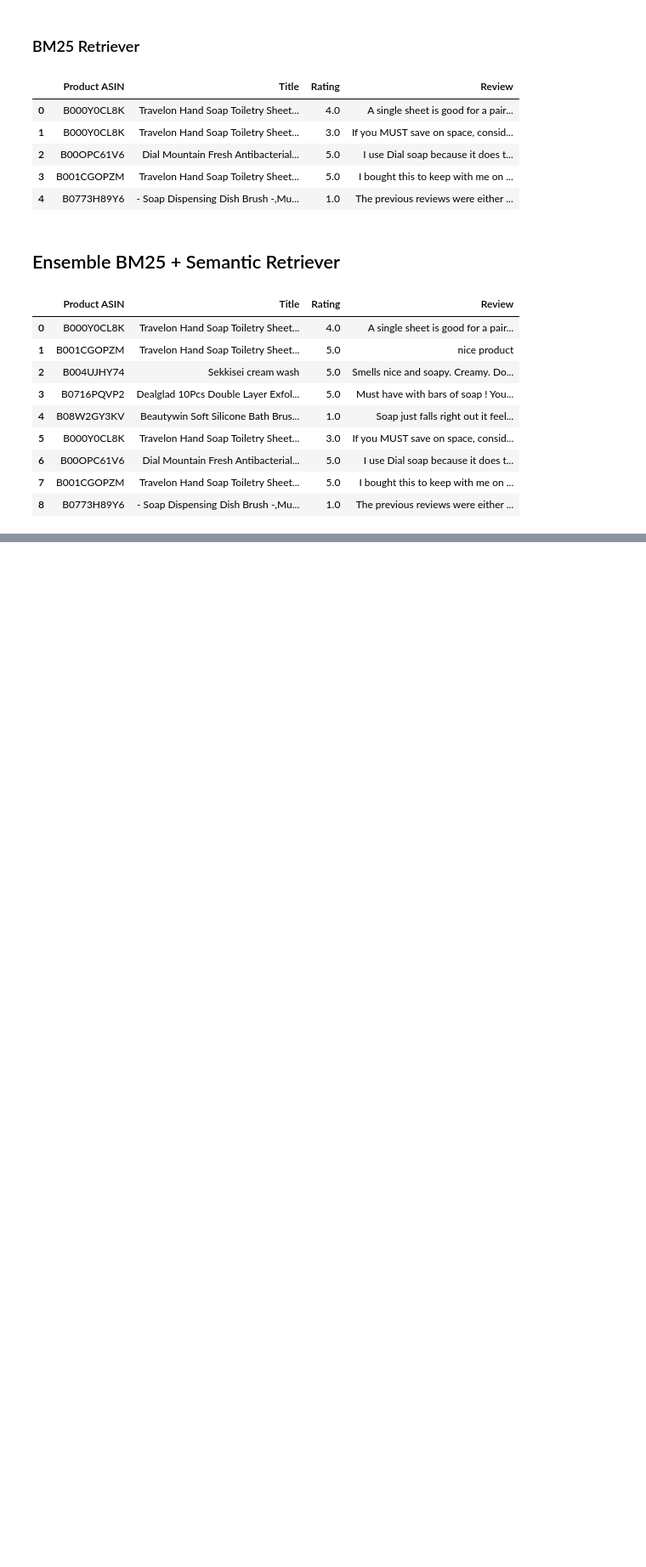
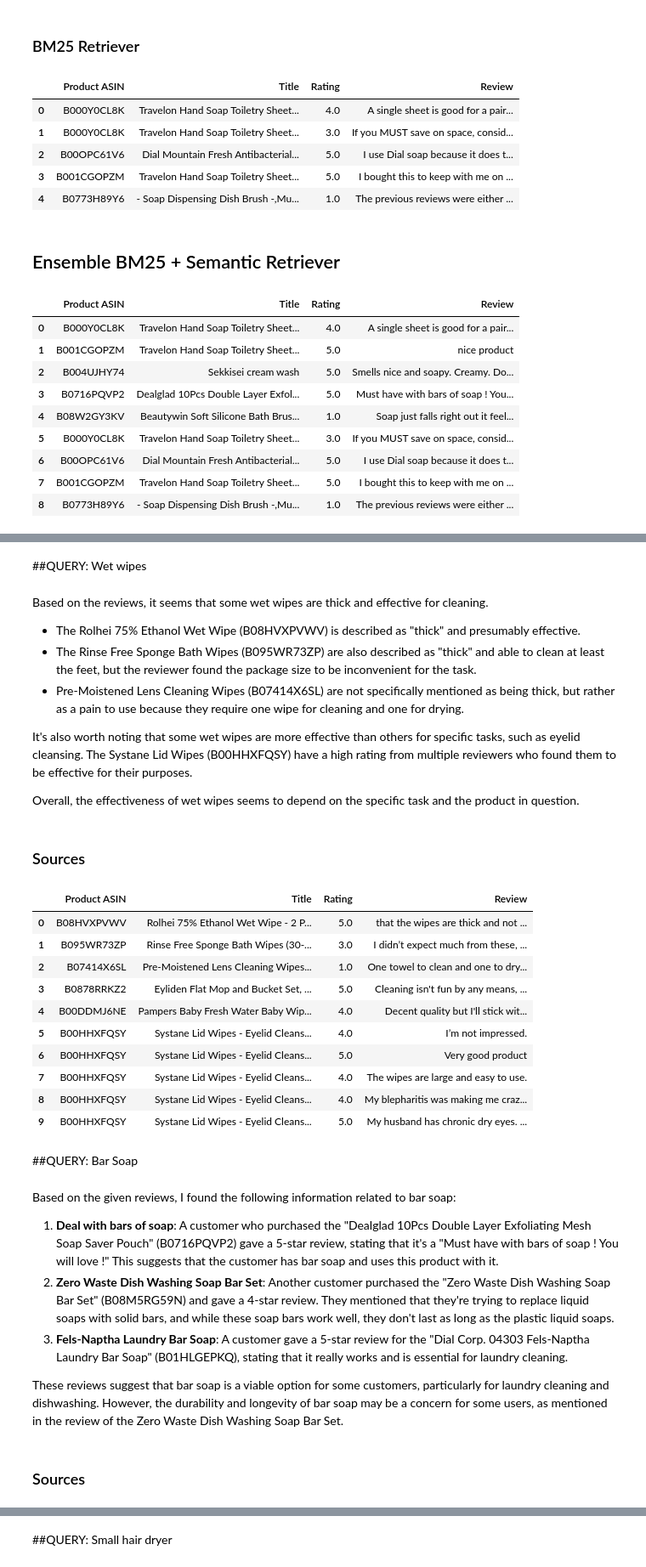
Before and after one commit to UBC-MDS/DSCI_575_project_cliauwyt_cea, a Jupyter notebook: notebooks/milestone2_rag.ipynb, the cells around one changed output, grey strips where cells are left out. Shown at 85% size. Drawn from its saved outputs; the diff is of its cells as text; code cells hidden in the pictures; blank space fills up the shorter version.

Commit message:
update notebook for retrieving result from query in milestone 1, add discussion for RAG evaluation in discussion.md

```diff
--- a/notebooks/milestone2_rag.ipynb
+++ b/notebooks/milestone2_rag.ipynb
@@ -1,12 +1,17 @@
 # %%
 import os
 import sys
+import pandas as pd
 sys.path.append('..')
 
 from src.vectorstore import csv_loader, build_vectorstore
 from src.rag_pipeline import load_llm, semantic_retriever, initialize_rag_chain, format_docs_to_df
 from src.hybrid import preprocess_query, bm25_retriever, hybrid_retriever
 from src.prompts import prompt, prompt_no_instruct, prompt_concise
+from IPython.display import Markdown, display
+
+# Set max width for results dataframe
+pd.set_option('display.max_colwidth', 200)
 # %%
 from dotenv import load_dotenv
 load_dotenv()
@@ -63,5 +68,8 @@ format_docs_to_df(vector_retriever.invoke(query))
 | 4 | B08W2GY3KV | Beautywin Soft Silicone Bath Brus... | 1.0 | Soap just falls right out it feel... |
 # %% [markdown]
 ## Pipeline
+# %%
+def text(rag_chain, query):
+    display(Markdown(str(rag_chain.invoke(query))))
 # %%
 rag_chain = initialize_rag_chain(vector_retriever, llm, prompt)
@@ -149,0 +178,54 @@ Based on the reviews, the Dial Mountain Fresh Antibacterial Deodorant Soap ASIN
+# %%
+# query list from Milestone 1
+queries = ["Wet wipes",
+           "Bar Soap",
+           "Small hair dryer",
+           "The best air humidifer with essential oil",
+           "mineral sunscreen for babies",
+           "hair spray that last more than 6 hours",
+           "Best Vitamins or supplements to take for pregnant women",
+           "equipments for stretching at home",
+           "sunrise lamp that will help me to wake up in the morning",
+           "Something to relieve my back pain"]
+# %%
+# use original prompt
+rag_chain = initialize_rag_chain(ensemble_retriever, llm, prompt)
+for q in queries:
+    display(Markdown(f"##QUERY: {q}\n"))
+    text(rag_chain, q)
+    display(Markdown("### Sources"))
+    retrieved_docs = ensemble_retriever.invoke(q)
+    df = format_docs_to_df(retrieved_docs)
+    display(df)
+# %% [output]
+##QUERY: Wet wipes
+Based on the reviews, it seems that some wet wipes are thick and effective for cleaning.
+
+- The Rolhei 75% Ethanol Wet Wipe (B08HVXPVWV) is described as "thick" and presumably effective.
+- The Rinse Free Sponge Bath Wipes (B095WR73ZP) are also described as "thick" and able to clean at least the feet, but the reviewer found the package size to be inconvenient for the task.
+- Pre-Moistened Lens Cleaning Wipes (B07414X6SL) are not specifically mentioned as being thick, but rather as a pain to use because they require one wipe for cleaning and one for drying.
+
+It's also worth noting that some wet wipes are more effective than others for specific tasks, such as eyelid cleansing. The Systane Lid Wipes (B00HHXFQSY) have a high rating from multiple reviewers who found them to be effective for their purposes.
+
+Overall, the effectiveness of wet wipes seems to depend on the specific task and the product in question.
+### Sources
+|  | Product ASIN | Title | Rating | Review |
+| 0 | B08HVXPVWV | Rolhei 75% Ethanol Wet Wipe - 2 P... | 5.0 | that the wipes are thick and not ... |
+| 1 | B095WR73ZP | Rinse Free Sponge Bath Wipes (30-... | 3.0 | I didn’t expect much from these, ... |
+| 2 | B07414X6SL | Pre-Moistened Lens Cleaning Wipes... | 1.0 | One towel to clean and one to dry... |
+| 3 | B0878RRKZ2 | Eyliden Flat Mop and Bucket Set, ... | 5.0 | Cleaning isn't fun by any means, ... |
+| 4 | B00DDMJ6NE | Pampers Baby Fresh Water Baby Wip... | 4.0 | Decent quality but I'll stick wit... |
+| 5 | B00HHXFQSY | Systane Lid Wipes - Eyelid Cleans... | 4.0 | I’m not impressed. |
+| 6 | B00HHXFQSY | Systane Lid Wipes - Eyelid Cleans... | 5.0 | Very good product |
+| 7 | B00HHXFQSY | Systane Lid Wipes - Eyelid Cleans... | 4.0 | The wipes are large and easy to use. |
+| 8 | B00HHXFQSY | Systane Lid Wipes - Eyelid Cleans... | 4.0 | My blepharitis was making me craz... |
+| 9 | B00HHXFQSY | Systane Lid Wipes - Eyelid Cleans... | 5.0 | My husband has chronic dry eyes. ... |
+##QUERY: Bar Soap
+Based on the given reviews, I found the following information related to bar soap:
+
+1.  **Deal with bars of soap**:  A customer who purchased the "Dealglad 10Pcs Double Layer Exfoliating Mesh Soap Saver Pouch" (B0716PQVP2) gave a 5-star review, stating that it's a "Must have with bars of soap ! You will love !" This suggests that the customer has bar soap and uses this product with it.
+2.  **Zero Waste Dish Washing Soap Bar Set**:  Another customer purchased the "Zero Waste Dish Washing Soap Bar Set" (B08M5RG59N) and gave a 4-star review. They mentioned that they're trying to replace liquid soaps with solid bars, and while these soap bars work well, they don't last as long as the plastic liquid soaps.
+3.  **Fels-Naptha Laundry Bar Soap**:  A customer gave a 5-star review for the "Dial Corp. 04303 Fels-Naptha Laundry Bar Soap" (B01HLGEPKQ), stating that it really works and is essential for laundry cleaning.
+
+These reviews suggest that bar soap is a viable option for some customers, particularly for laundry cleaning and dishwashing. However, the durability and longevity of bar soap may be a concern for some users, as mentioned in the review of the Zero Waste Dish Washing Soap Bar Set.
+### Sources
@@ -149,0 +243 @@ Based on the reviews, the Dial Mountain Fresh Antibacterial Deodorant Soap ASIN
+##QUERY: Small hair dryer
```
Also changed, not shown: parts of 8 cells of this notebook, 12 other files.
